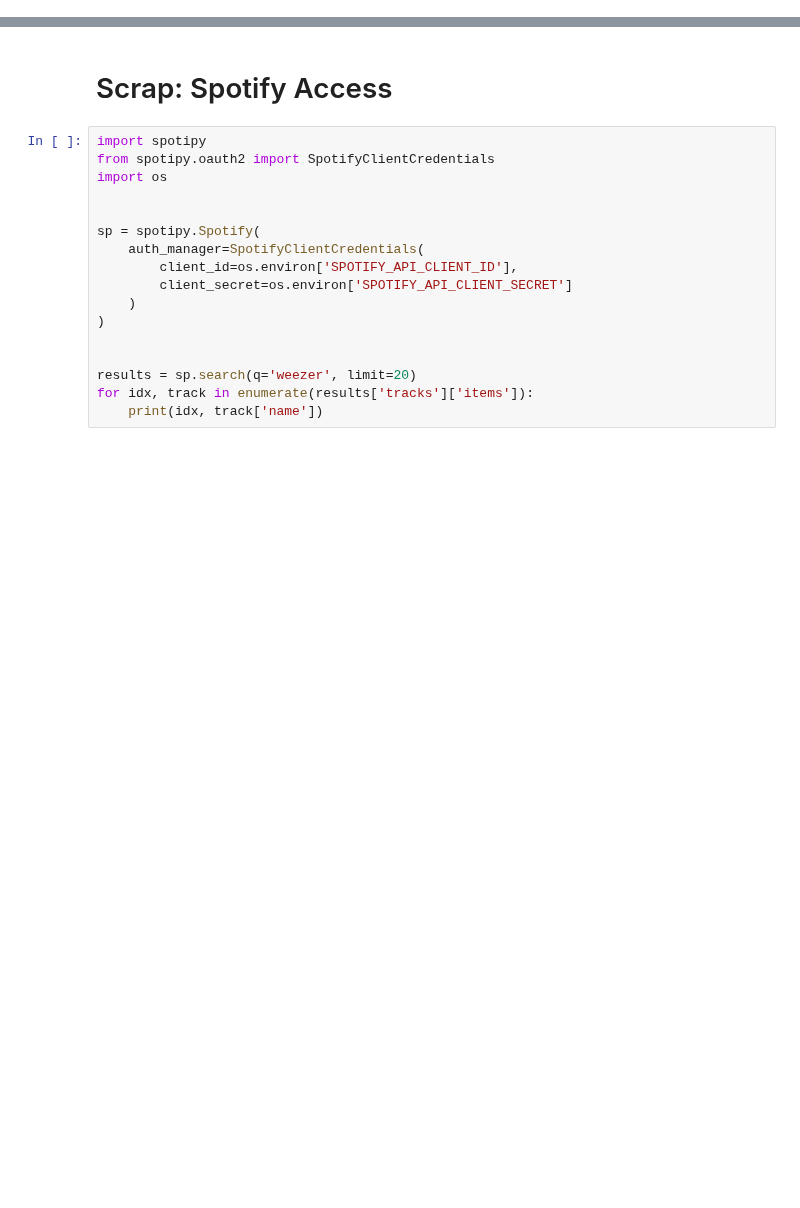
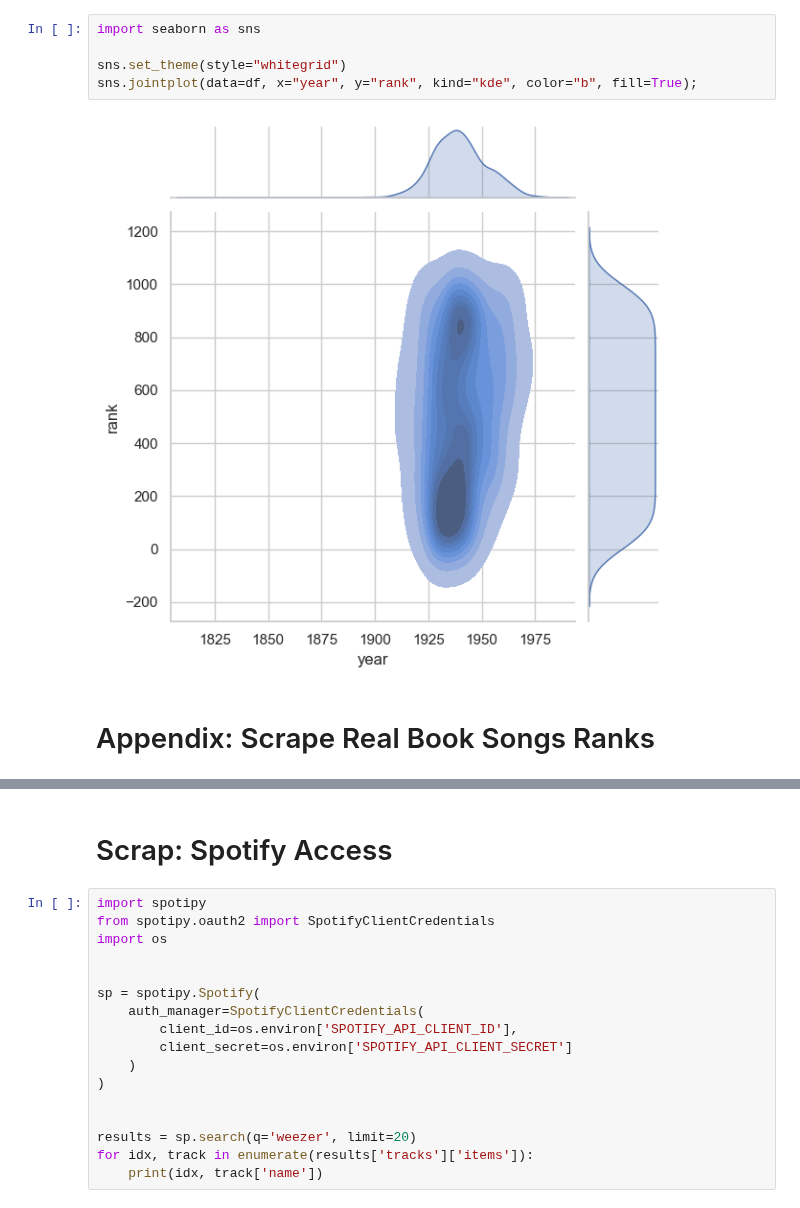
Before and after one commit to thorwhalen/sung, a Jupyter notebook: misc/sung_wip.ipynb, the cells around one changed output, grey strips where cells are left out. Drawn from its saved outputs; the diff is of its cells as text; blank space fills up the shorter version.

```diff
--- a/misc/sung_wip.ipynb
+++ b/misc/sung_wip.ipynb
@@ -0,0 +170,9 @@
+# %%
+import seaborn as sns
+
+sns.set_theme(style="whitegrid")
+sns.jointplot(data=df, x="year", y="rank", kind="kde", color="b", fill=True);
+# %% [output]
+[figure, added]
+# %% [markdown]
+# Appendix: Scrape Real Book Songs Ranks
```
Also changed, not shown: parts of 37 cells of this notebook, 3 other files.
